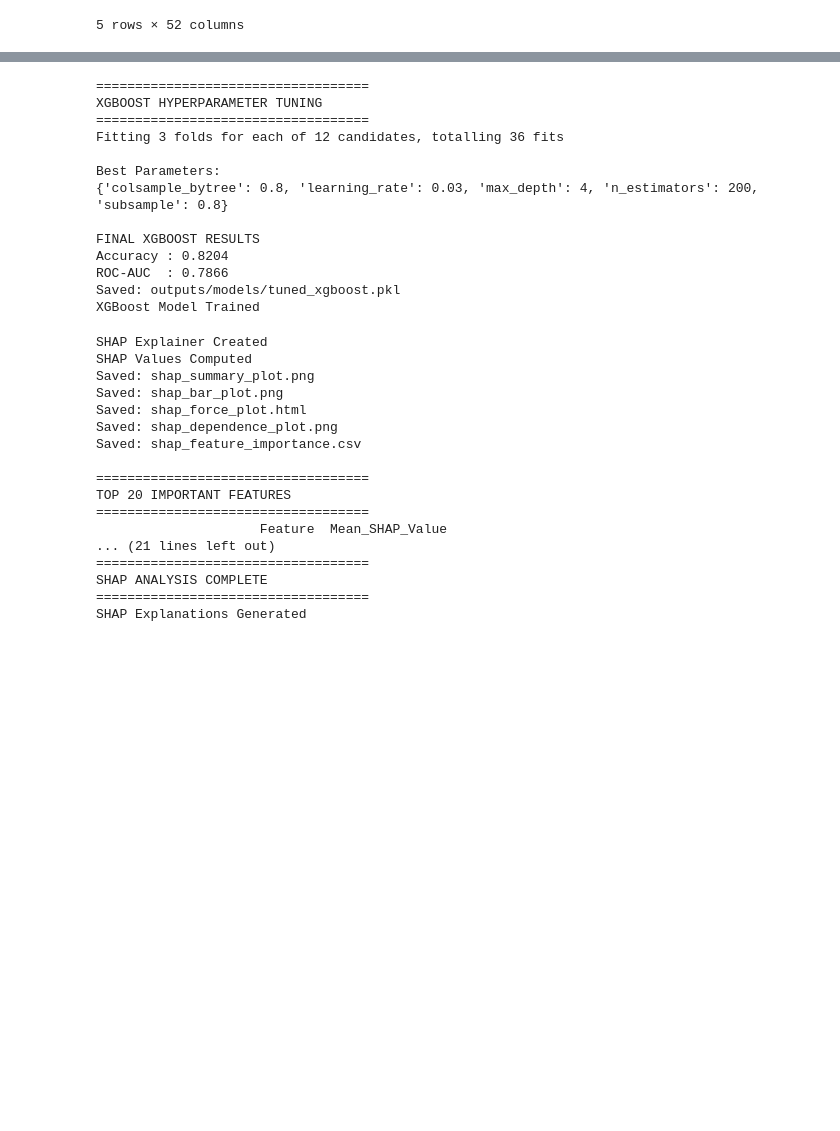
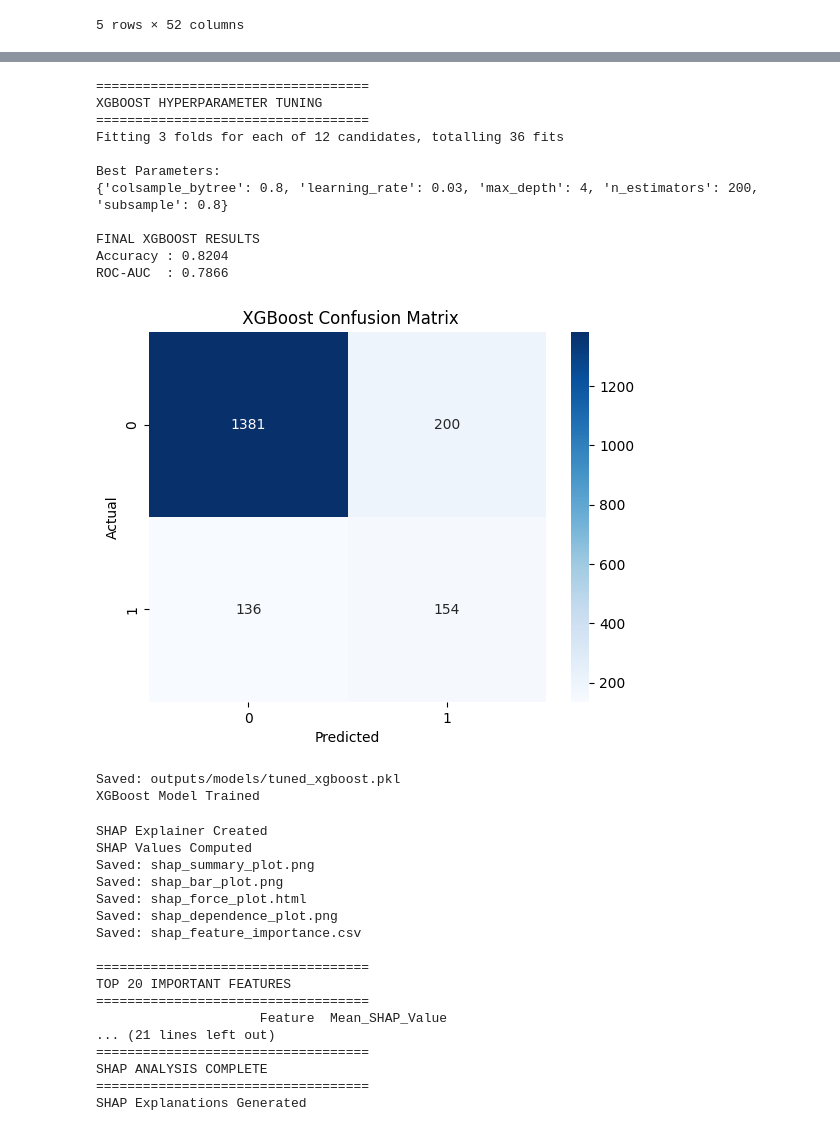
Before and after one commit to shivampawar1812/EXHALE-Framework, a Jupyter notebook: main.ipynb, the cells around one changed output, grey strips where cells are left out. Saved outputs shown, nothing was run; the diff lists cells and outputs as text; code cells hidden in the pictures; blank space fills up the shorter version.

```diff
--- a/main.ipynb
+++ b/main.ipynb
@@ -66,20 +69,27 @@ Test Shape : (1871, 206)
 # %%
-best_xgb = tune_xgboost( X_train, X_test, y_train, y_test )
+best_xgb, y_prob_xgb, xgb_auc = tune_xgboost(
+
+        X_train,
+        X_test,
+        y_train,
+        y_test
+    )
 print("XGBoost Model Trained")
 # %% [output]
 ===================================
 XGBOOST HYPERPARAMETER TUNING
 ===================================
 Fitting 3 folds for each of 12 candidates, totalling 36 fits
 
 Best Parameters:
 {'colsample_bytree': 0.8, 'learning_rate': 0.03, 'max_depth': 4, 'n_estimators': 200, 'subsample': 0.8}
 
 FINAL XGBOOST RESULTS
 Accuracy : 0.8204
 ROC-AUC  : 0.7866
-Saved: outputs/models/tuned_xgboost.pkl
-XGBoost Model Trained
+[figure, added]
+Saved: outputs/models/tuned_xgboost.pkl
+XGBoost Model Trained
 # %%
 generate_shap_explanations(
 
```
Also changed, not shown: parts of 8 cells of this notebook, 22 other files.
